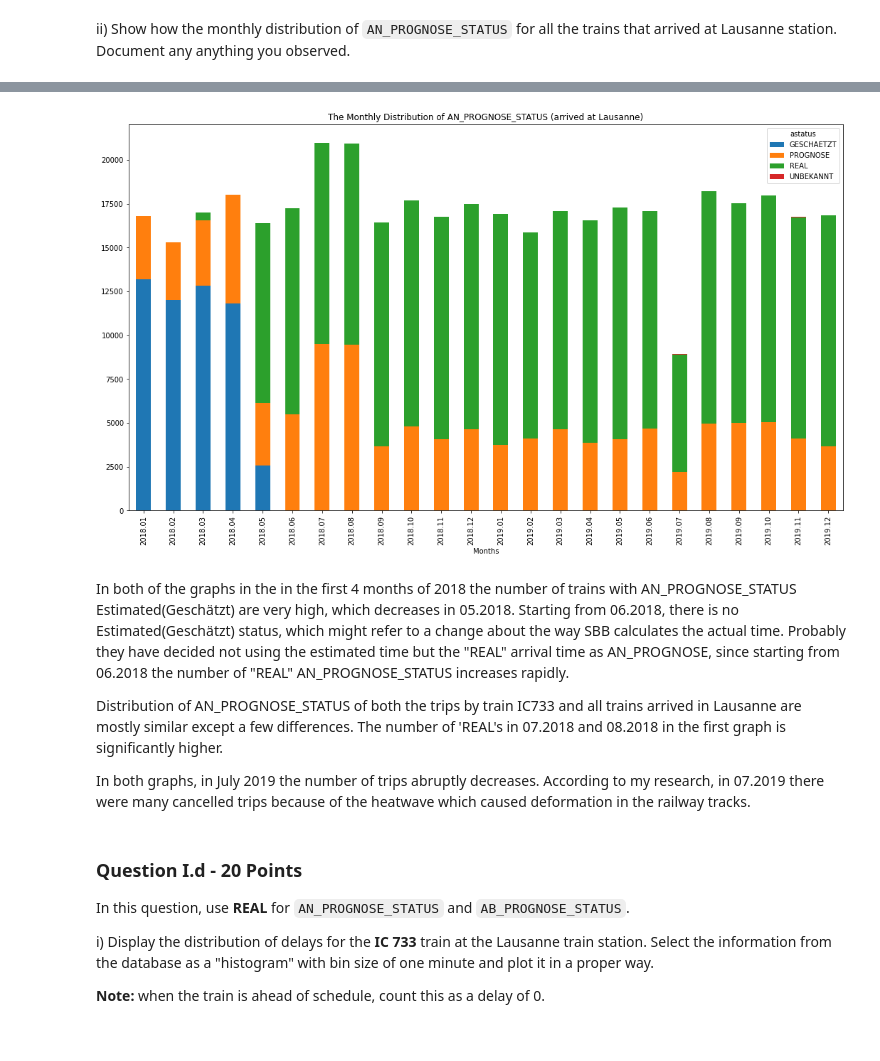
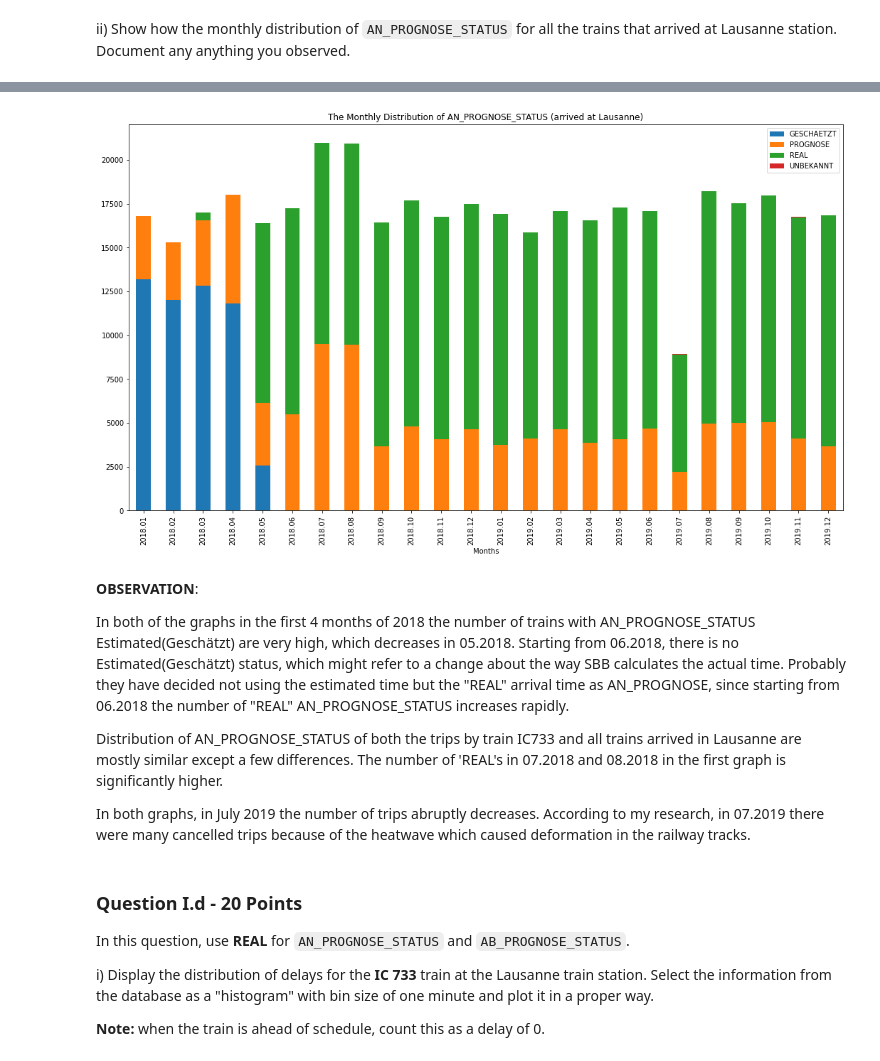
Before and after one commit to FurkanKarakas/dslab-homework-1, a Jupyter notebook: notebooks/DSLab_homework-1.ipynb, the cells around one changed output, grey strips where cells are left out. Cells and saved outputs as stored; diff of their text form; code cells hidden in the pictures.

```diff
--- a/notebooks/DSLab_homework-1.ipynb
+++ b/notebooks/DSLab_homework-1.ipynb
@@ -389,13 +393,17 @@ df_lausanne.head()
 # %%
+#we created a pivot table to avoid iteratively plotting the bars for each AN_PROGNOSE_STATUS
 pivot_df = df_lausanne.pivot(index='month_year', columns='astatus', values='count')
 pivot_df.plot.bar(stacked=True, figsize=(18,10))
 plt.title('The Monthly Distribution of AN_PROGNOSE_STATUS (arrived at Lausanne)')
+plt.legend(loc='upper right')
 plt.xlabel('Months')
 plt.show()
 # %% [output]
-[figure, old version]
+[figure, new version]
 # %% [markdown]
-In both of the graphs in the in the first 4 months of 2018 the number of trains with AN_PROGNOSE_STATUS Estimated(Geschätzt) are very high, which decreases in 05.2018. Starting from 06.2018, there is no Estimated(Geschätzt) status, which might refer to a change about the way SBB calculates the actual time. Probably they have decided not using the estimated time but the "REAL" arrival time as AN_PROGNOSE, since starting from 06.2018 the number of "REAL" AN_PROGNOSE_STATUS increases rapidly.
+**OBSERVATION**:
+
+In both of the graphs in the first 4 months of 2018 the number of trains with AN_PROGNOSE_STATUS Estimated(Geschätzt) are very high, which decreases in 05.2018. Starting from 06.2018, there is no Estimated(Geschätzt) status, which might refer to a change about the way SBB calculates the actual time. Probably they have decided not using the estimated time but the "REAL" arrival time as AN_PROGNOSE, since starting from 06.2018 the number of "REAL" AN_PROGNOSE_STATUS increases rapidly.
 
 Distribution of AN_PROGNOSE_STATUS of both the trips by train IC733 and all trains arrived in Lausanne are mostly similar except a few differences.
 The number of 'REAL's in 07.2018 and 08.2018 in the first graph is significantly higher.
```
Also changed, not shown: parts of 8 cells of this notebook.
